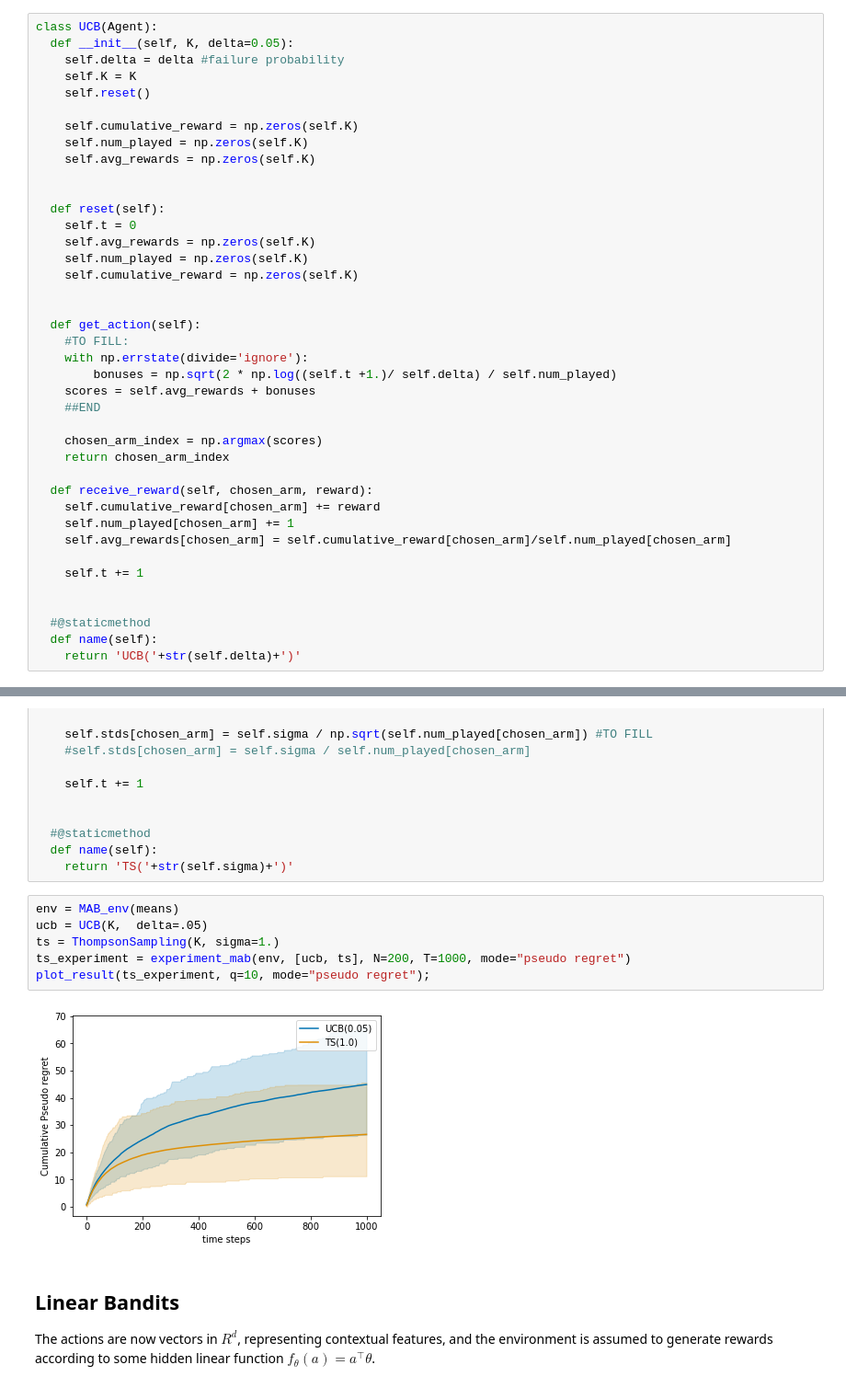
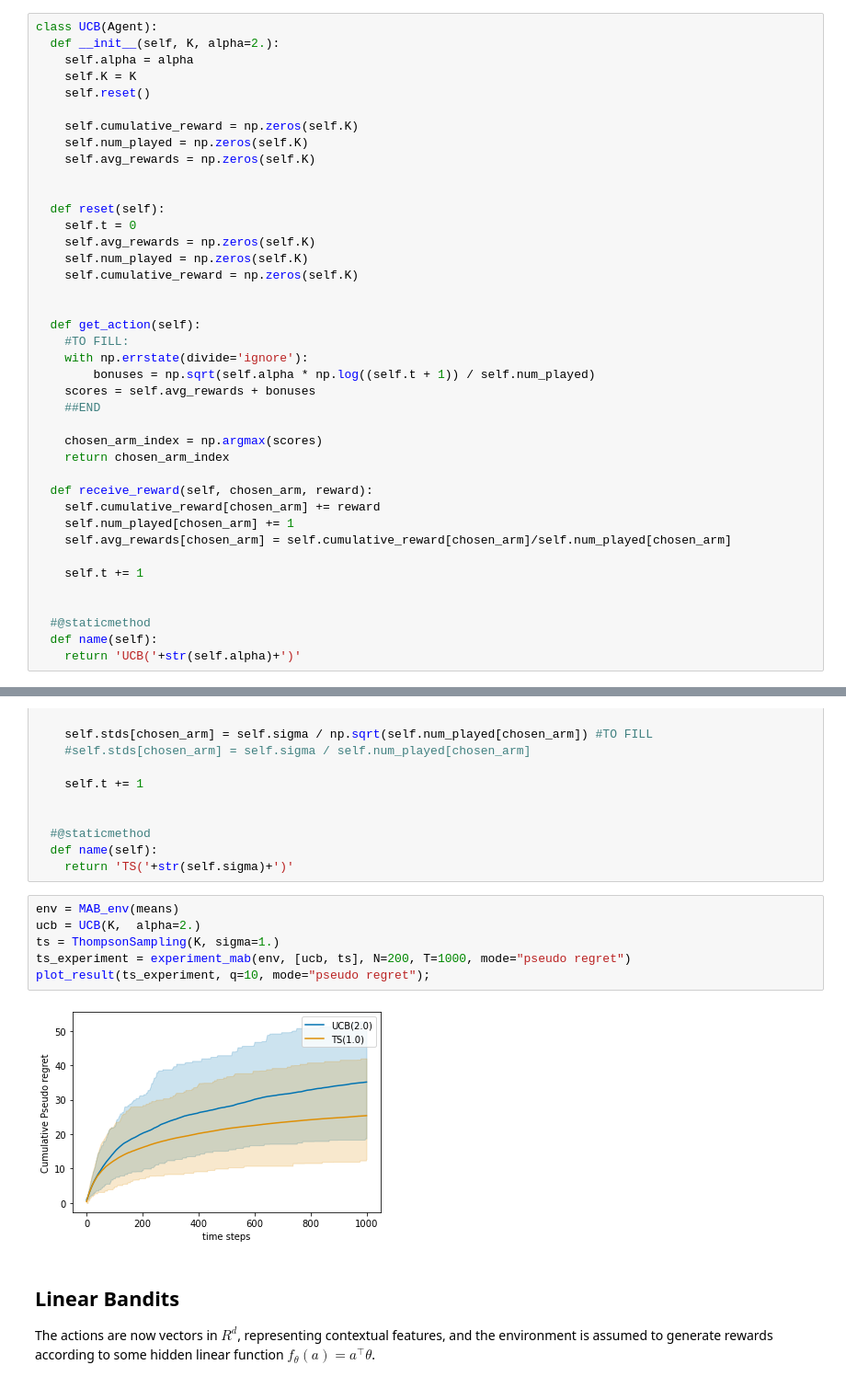
Before and after one commit to rlsummerschool/practical-sessions, a Jupyter notebook: notebooks/bandits_practice.ipynb, the cells around one changed output, grey strips where cells are left out. Shown at 92% size. Cells and saved outputs as stored; diff of their text form.

```diff
--- a/notebooks/bandits_practice.ipynb
+++ b/notebooks/bandits_practice.ipynb
@@ -157,8 +157,8 @@ plot_result(greedy_experiment, q=10, mode="regret");
 Idea: just implement the UCB score and compare with epsilon-greedy
 # %%
 class UCB(Agent):
-  def __init__(self, K, delta=0.05):
-    self.delta = delta #failure probability
+  def __init__(self, K, alpha=2.):
+    self.alpha = alpha
     self.K = K
     self.reset()
 
@@ -177,7 +177,7 @@ class UCB(Agent):
   def get_action(self):
     #TO FILL:
     with np.errstate(divide='ignore'):
-        bonuses = np.sqrt(2 * np.log((self.t +1.)/ self.delta) / self.num_played)
+        bonuses = np.sqrt(self.alpha * np.log((self.t + 1)) / self.num_played)
     scores = self.avg_rewards + bonuses
     ##END
 
@@ -194,7 +194,7 @@ class UCB(Agent):
 
   #@staticmethod
   def name(self):
-    return 'UCB('+str(self.delta)+')'
+    return 'UCB('+str(self.alpha)+')'
 # %%
 env = MAB_env(means)
 epsilon_greedy = EpsilonGreedy(K,  eps=0.1)
@@ -258,12 +258,12 @@ class ThompsonSampling(Agent):
     return 'TS('+str(self.sigma)+')'
 # %%
 env = MAB_env(means)
-ucb = UCB(K,  delta=.05)
+ucb = UCB(K,  alpha=2.)
 ts = ThompsonSampling(K, sigma=1.)
 ts_experiment = experiment_mab(env, [ucb, ts], N=200, T=1000, mode="pseudo regret")
 plot_result(ts_experiment, q=10, mode="pseudo regret");
 # %% [output]
-[figure, old version]
+[figure, new version]
 # %% [markdown]
 ## Linear Bandits
 The actions are now vectors in $R^d$, representing contextual features, and the environment is assumed to generate rewards according to some hidden linear function $f_\theta(a) = a^\top \theta$.
```
Also changed, not shown: parts of 10 cells of this notebook.
